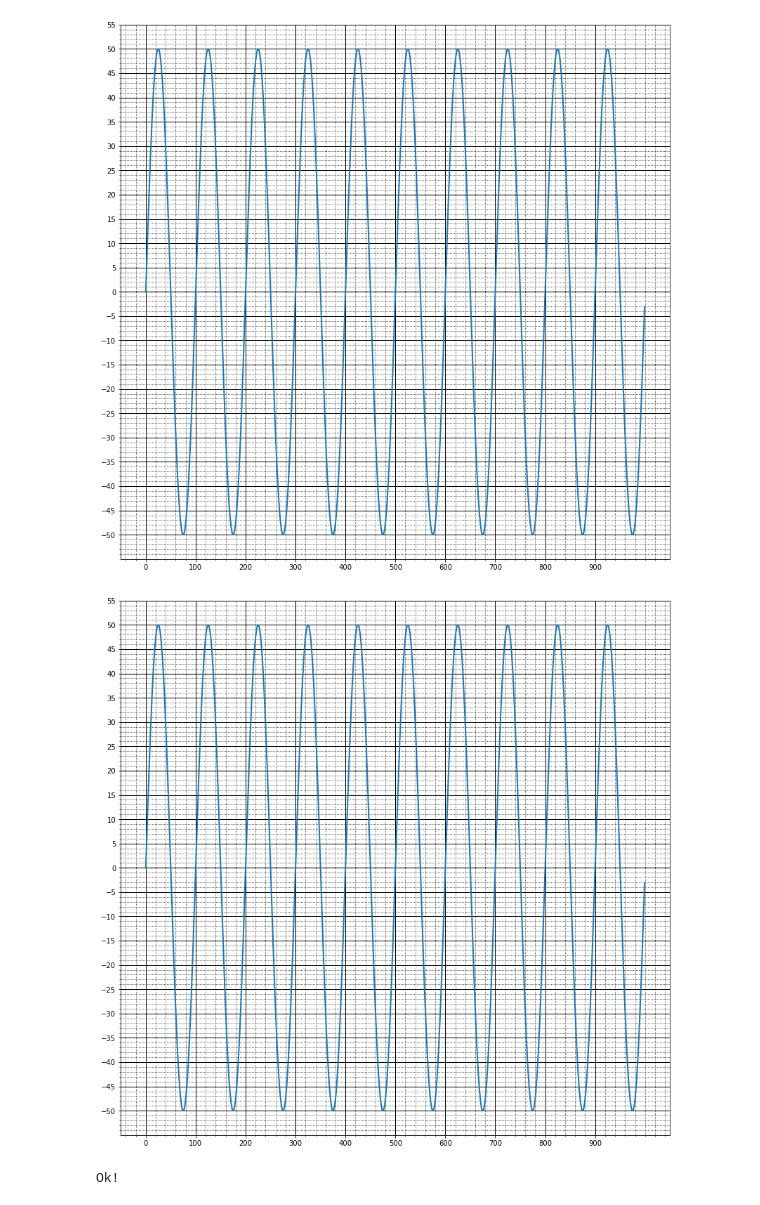
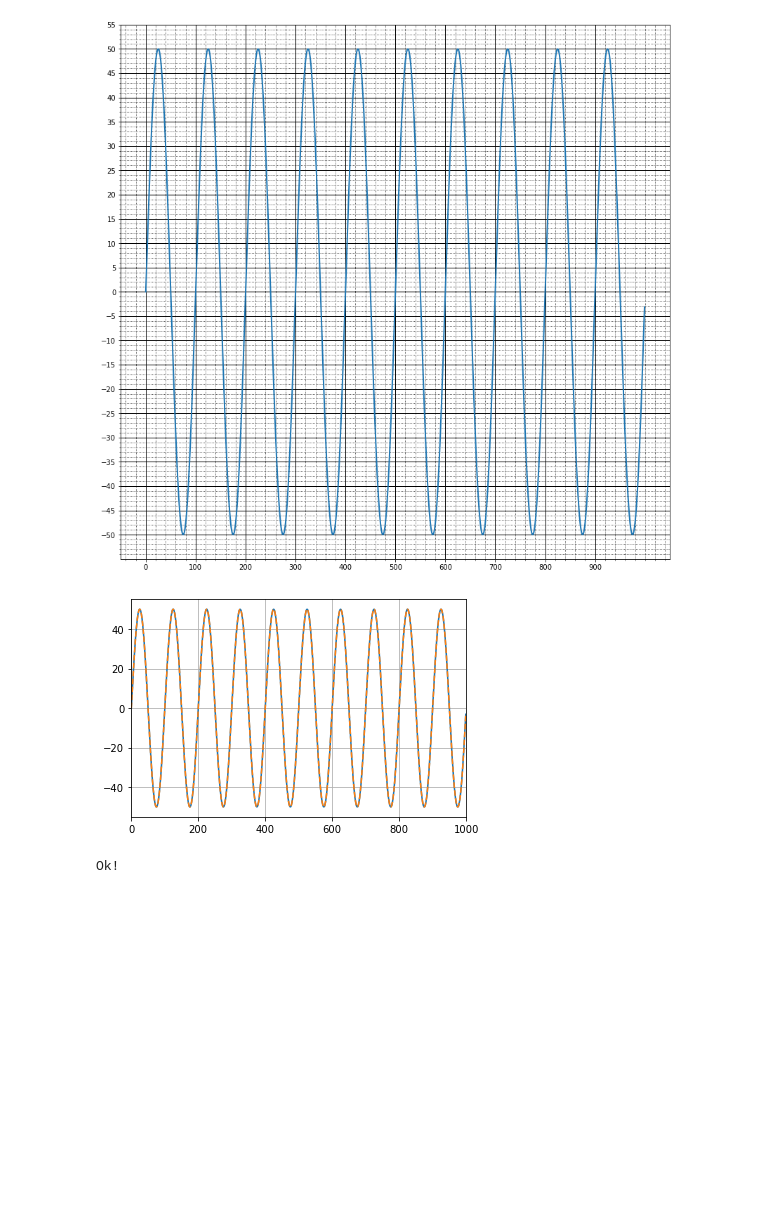
Before and after one commit to GreasyGoose/audio_processing, a Jupyter notebook: lab1.ipynb, the cells around one changed output. Saved outputs shown, nothing was run; the diff lists cells and outputs as text; code cells hidden in the pictures; blank space fills up the shorter version.

```diff
--- a/lab1.ipynb
+++ b/lab1.ipynb
@@ -110,6 +111,13 @@ with open("resources/data.pickle", "rb") as f:
 draw_signal(test_data['task2']['a'])
 # %% [output]
 [figure]
+# %%
+def drawSignalDifference(signal_a, signal_b):
+    plt.figure()
+    plt.plot(signal_a)
+    plt.plot(signal_b, '--')
+    plt.xlim([0, 1000])
+    plt.grid()
 # %%
 # YOUR CODE HERE
 x=np.arange(0, 1000)
@@ -133,12 +141,12 @@ draw_signal(test_data['task2']['b'])
 # %%
 # YOUR CODE HERE
 x=np.arange(0, 1000)
 omega = 2 * np.pi / 100
 phi = 0
 b = 50 * np.sin(omega * x + phi)
-draw_signal(b)
+drawSignalDifference(test_data['task2']['b'], b)
 # %% [output]
-[figure, old version]
+[figure, new version]
 # %%
 assert len(b)== 1000
 assert np.allclose(b, test_data["task2"]["b"], atol=1)
```
Also changed, not shown: parts of 21 cells of this notebook.
